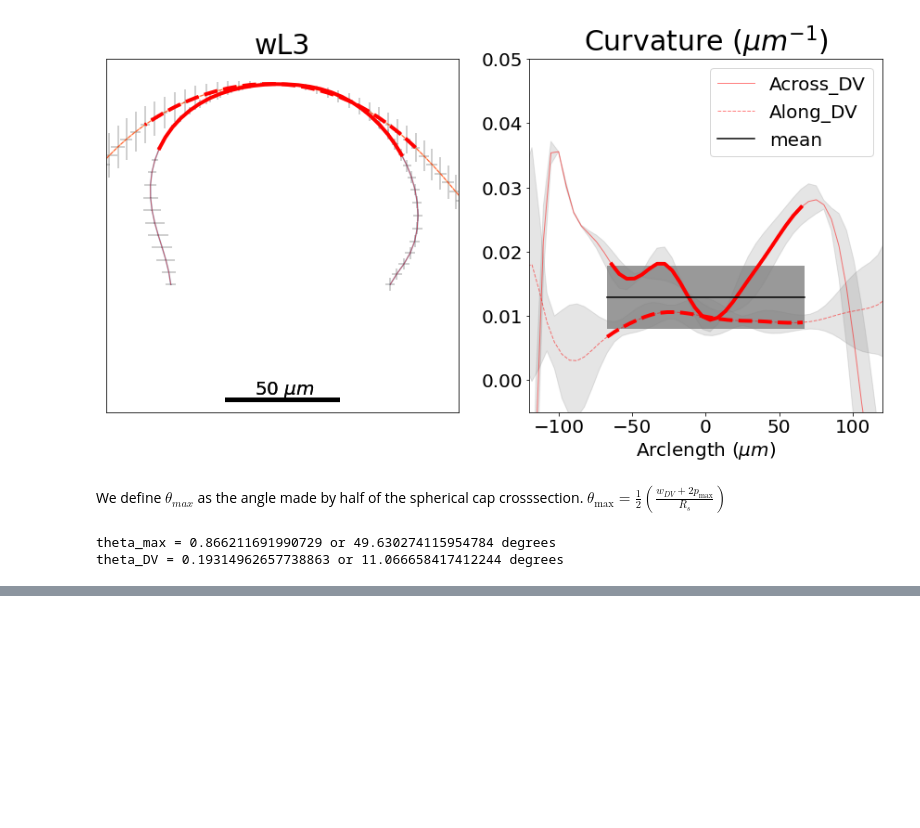
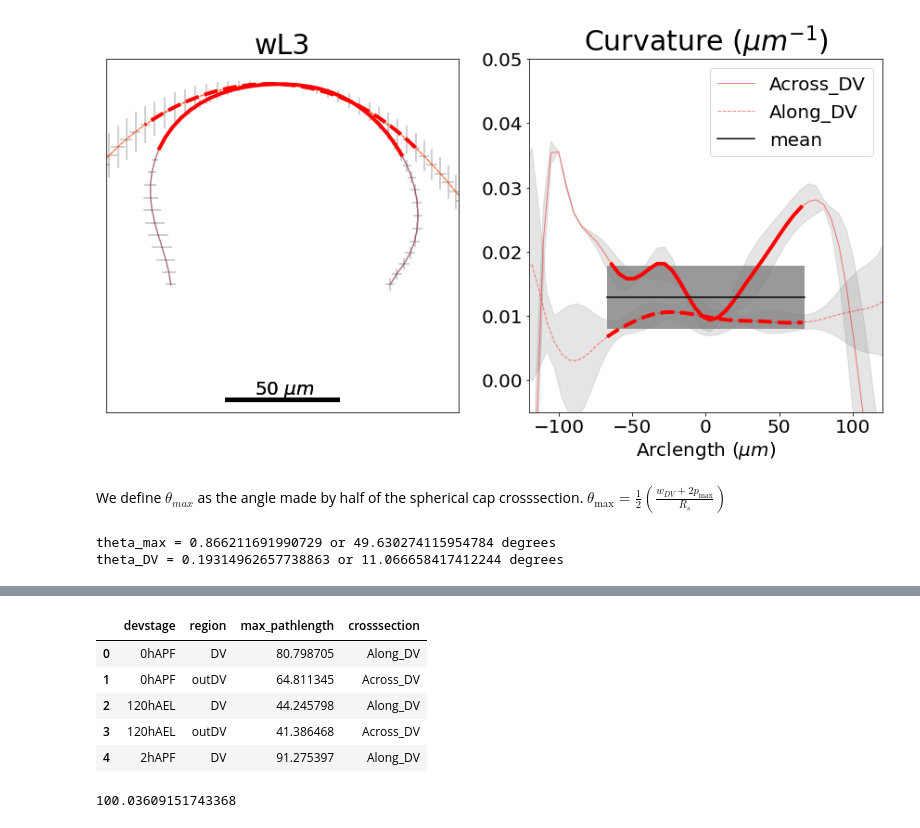
Before and after one commit to abhijeetkrishna/-WingDiscEversion_theory, a Jupyter notebook: Experiments/analysis/image_crosssection_fit.ipynb, the cells around one changed output, grey strips where cells are left out. Cells and saved outputs as stored; diff of their text form; code cells hidden in the pictures; blank space fills up the shorter version.

```diff
--- a/Experiments/analysis/image_crosssection_fit.ipynb
+++ b/Experiments/analysis/image_crosssection_fit.ipynb
@@ -306,0 +378,14 @@ theta_DV = 0.19314962657738863 or 11.066658417412244 degrees
+# %%
+max_pathlength_df.head()
+# %% [output]
+|  | devstage | region | max_pathlength | crosssection |
+| 0 | 0hAPF | DV | 80.798705 | Along_DV |
+| 1 | 0hAPF | outDV | 64.811345 | Across_DV |
+| 2 | 120hAEL | DV | 44.245798 | Along_DV |
+| 3 | 120hAEL | outDV | 41.386468 | Across_DV |
+| 4 | 2hAPF | DV | 91.275397 | Along_DV |
+# %%
+threshold = max_pathlength_df.query("devstage == @devstage and crosssection == @crosssection")["max_pathlength"].values[0]
+print(threshold)
+# %% [output]
+100.03609151743368
```
Also changed, not shown: parts of 8 cells of this notebook.
